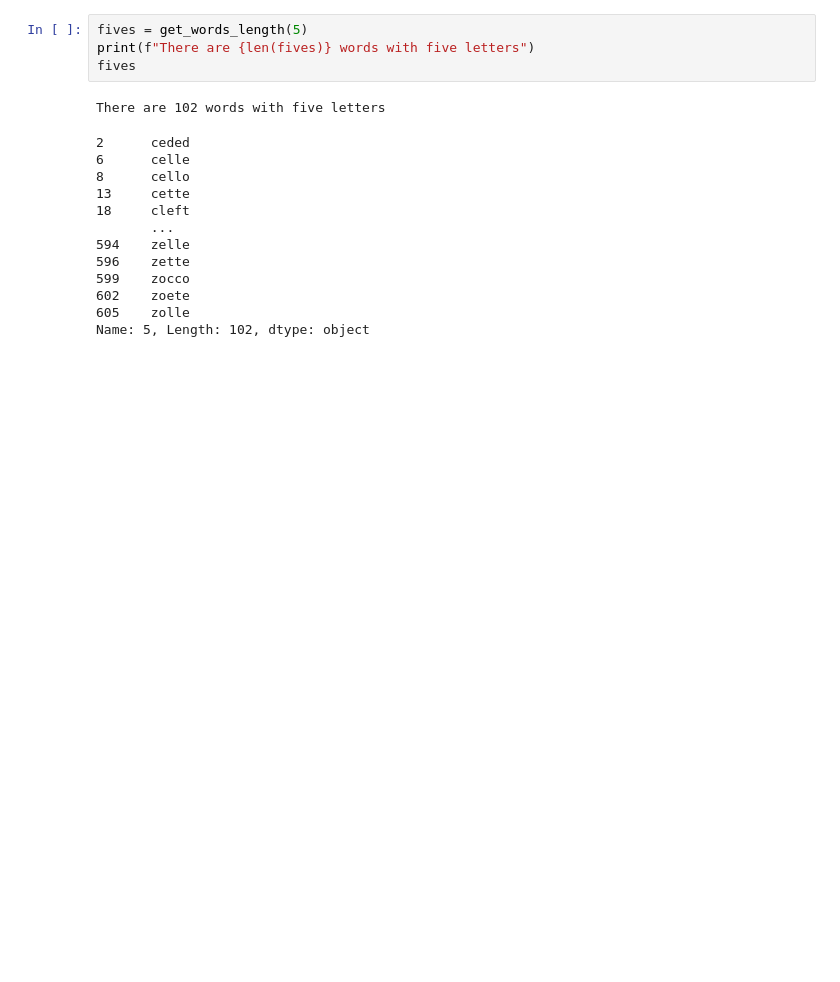
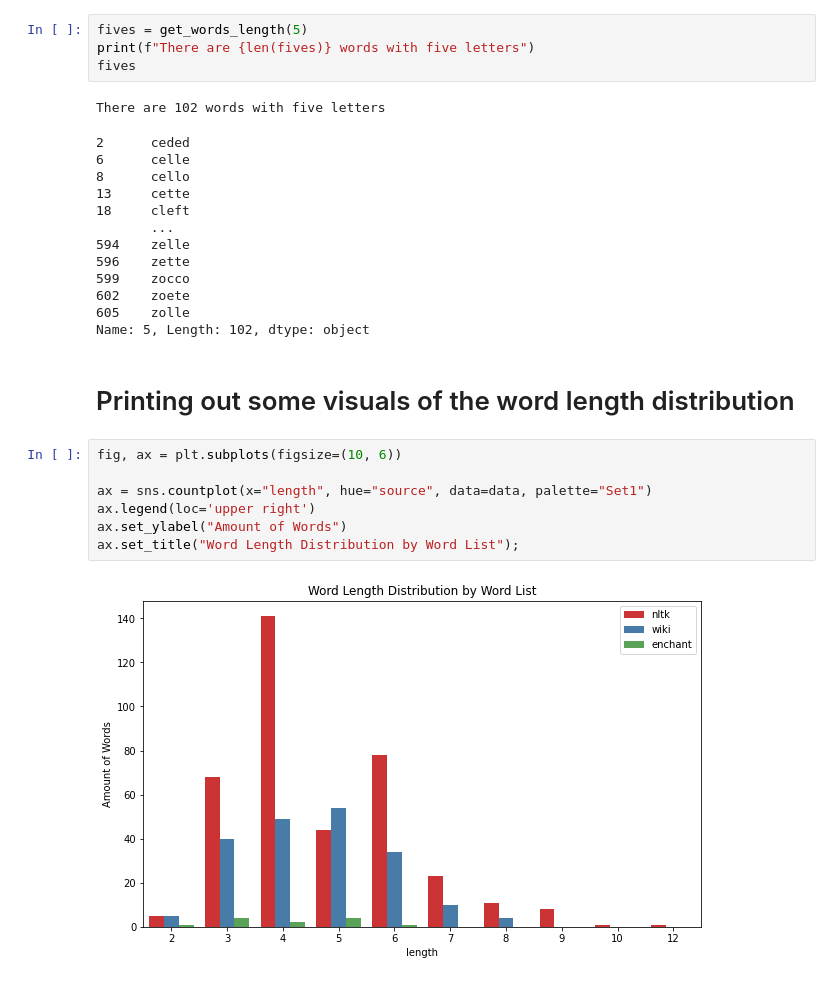
Before and after one commit to nate-walter/Words-From-The-Eye-Chart, a Jupyter notebook: Snellen_Words.ipynb, the cells around one changed output. Cells and saved outputs as stored; diff of their text form; blank space fills up the shorter version.

Commit message:
Added visual plots of word-length distribution

```diff
--- a/Snellen_Words.ipynb
+++ b/Snellen_Words.ipynb
@@ -914,3 +917,14 @@ There are 102 words with five letters
 602    zoete
 605    zolle
 Name: 5, Length: 102, dtype: object
+# %% [markdown]
+# Printing out some visuals of the word length distribution
+# %%
+fig, ax = plt.subplots(figsize=(10, 6))
+
+ax = sns.countplot(x="length", hue="source", data=data, palette="Set1")
+ax.legend(loc='upper right')
+ax.set_ylabel("Amount of Words")
+ax.set_title("Word Length Distribution by Word List");
+# %% [output]
+[figure, added]
```
Also changed, not shown: parts of 12 cells of this notebook.
